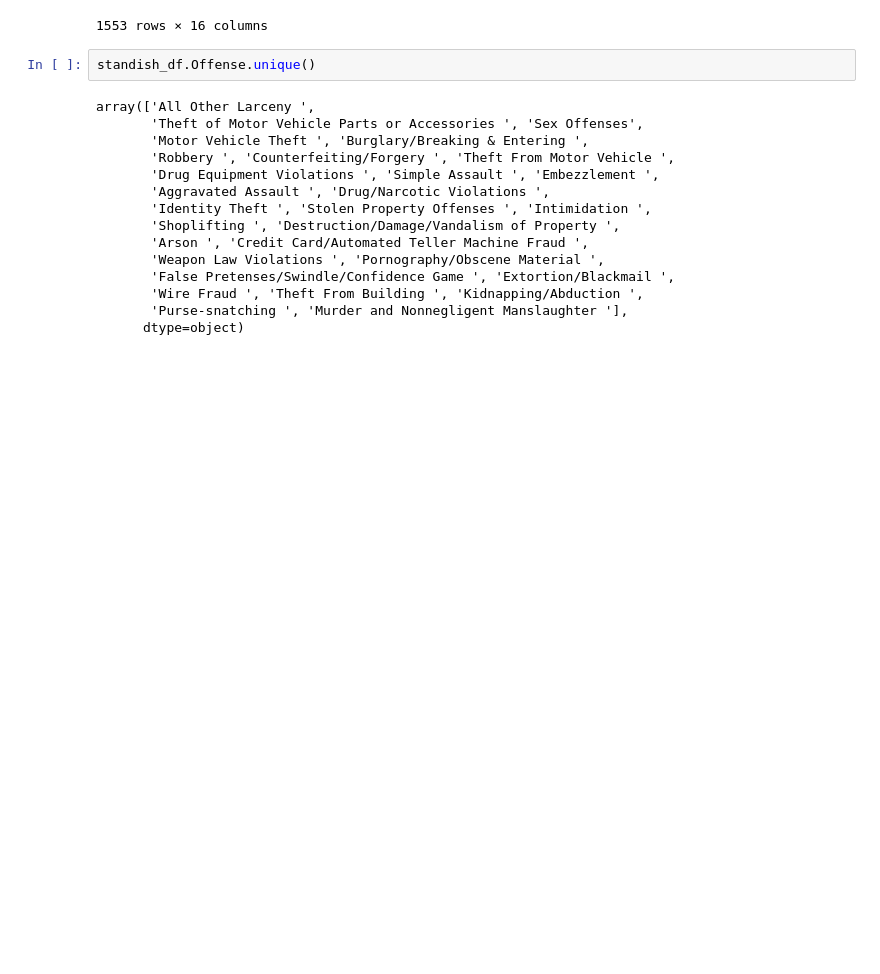
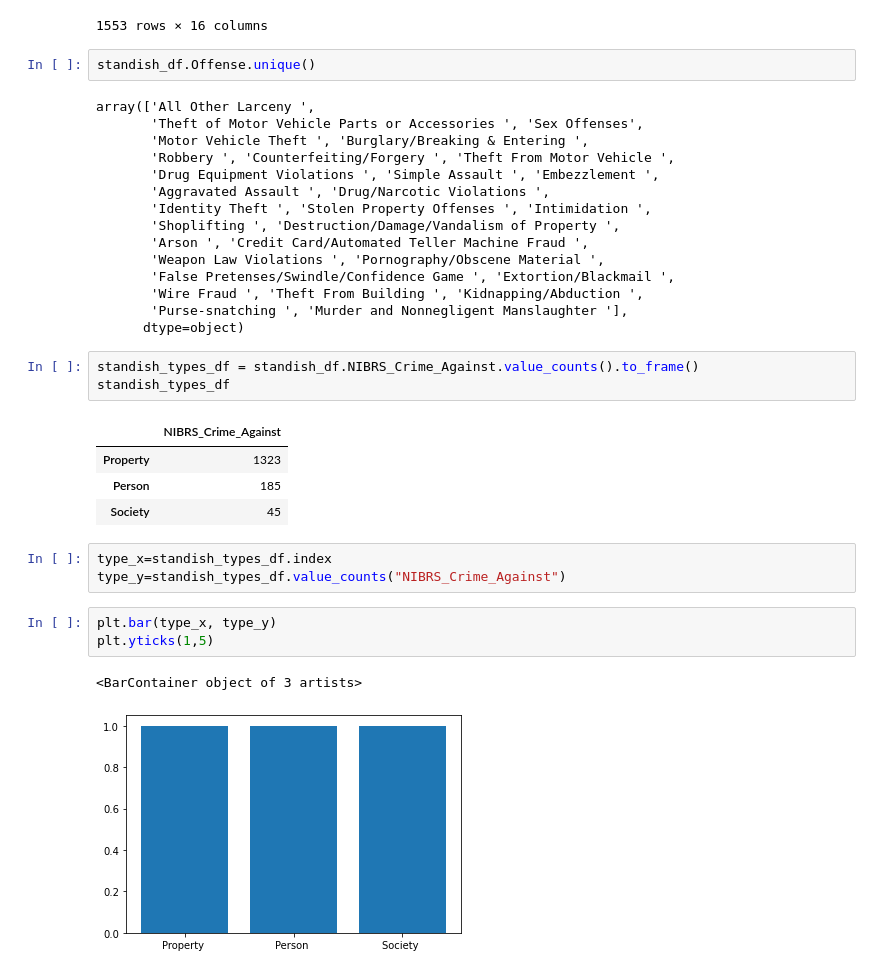
Before and after one commit to chrisolwell/MPLSCrime, a Jupyter notebook: mplsCrime.ipynb, the cells around one changed output. Cells and saved outputs as stored; diff of their text form; blank space fills up the shorter version.

```diff
--- a/mplsCrime.ipynb
+++ b/mplsCrime.ipynb
@@ -543,4 +543,21 @@ array(['All Other Larceny ',
        'Wire Fraud ', 'Theft From Building ', 'Kidnapping/Abduction ',
        'Purse-snatching ', 'Murder and Nonnegligent Manslaughter '],
       dtype=object)
+# %%
+standish_types_df = standish_df.NIBRS_Crime_Against.value_counts().to_frame()
+standish_types_df
+# %% [output]
+|  | NIBRS_Crime_Against |
+| Property | 1323 |
+| Person | 185 |
+| Society | 45 |
+# %%
+type_x=standish_types_df.index
+type_y=standish_types_df.value_counts("NIBRS_Crime_Against")
+# %%
+plt.bar(type_x, type_y)
+plt.yticks(1,5)
+# %% [output]
+<BarContainer object of 3 artists>
+[figure, added]
 # %%
```
Also changed, not shown: parts of 4 cells of this notebook, 4 other files.
